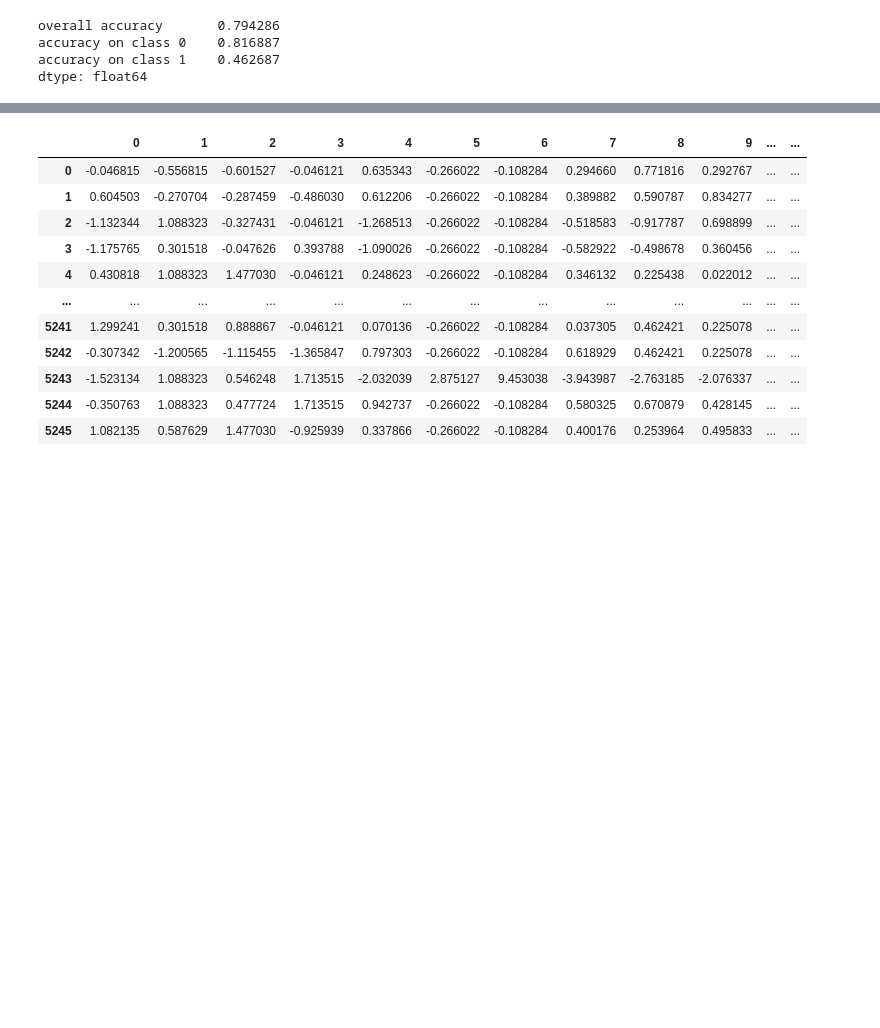
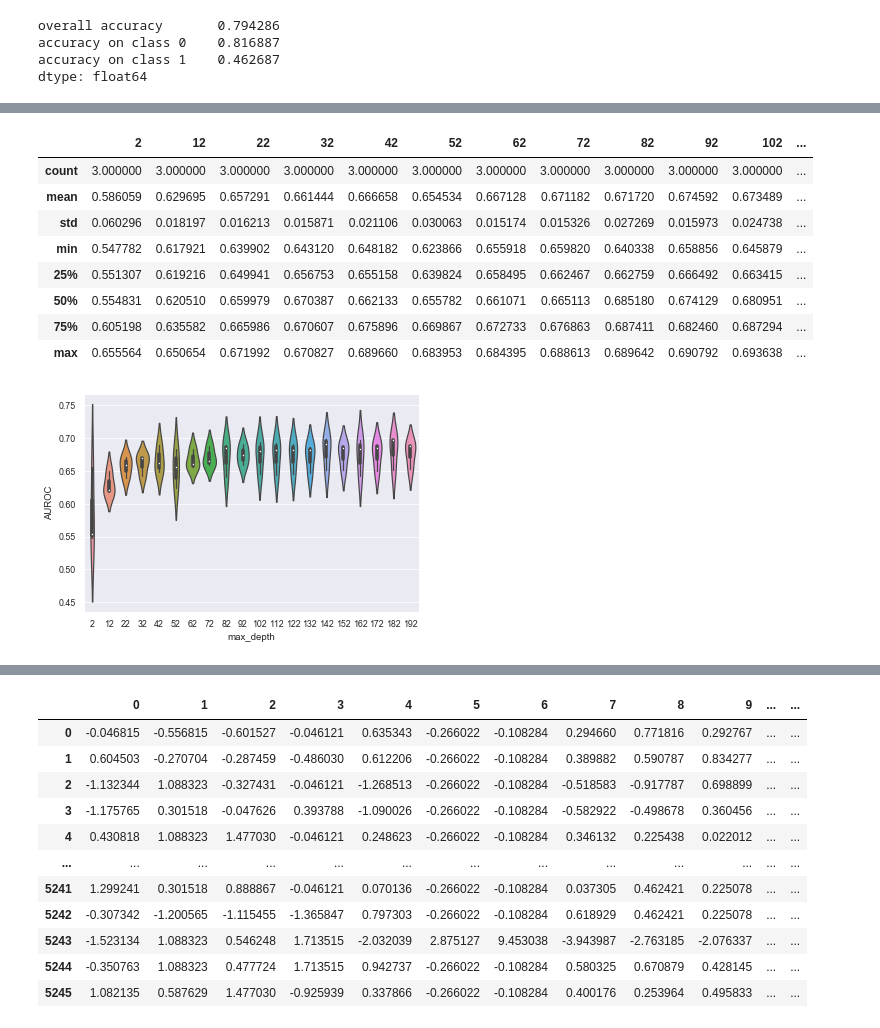
Before and after one commit to lucas-ubm/MaastrichtFlu, a Jupyter notebook: models.ipynb, the cells around one changed output, grey strips where cells are left out. Cells and saved outputs as stored; diff of their text form; code cells hidden in the pictures; blank space fills up the shorter version.

Commit message:
Keep modelling

```diff
--- a/models.ipynb
+++ b/models.ipynb
@@ -174,14 +174,14 @@ array([0.70556354, 0.72123547, 0.67069348, 0.59775369, 0.70846937,
        0.61499282, 0.68736505, 0.66158477, 0.71674409, 0.67031996])
 [figure]
 # %%
-def random_forest(it, X_train, y_train):
+def random_forest(it, X_train, y_train, score='roc_auc',cv=5):
     df = pd.DataFrame()
     models = {}
     for i in it:
         rf = RandomForestClassifier(max_depth=4,n_estimators=i, class_weight='balanced')
         rf.fit(X_train, y_train)
         models[i] = rf
-        df[i] = cross_val_score(rf, num.drop('flu', axis=1), num['flu'], scoring='roc_auc', cv=10)
+        df[i] = cross_val_score(rf, num.drop('flu', axis=1), num['flu'], scoring=score, cv=cv)
     return df,models
 # %%
 rf, models = random_forest(range(22,202,10), X_train, y_train)
@@ -209,0 +365,2 @@ dtype: float64
+# %%
+data = df.select_dtypes(include = 'number').set_index('ID').fillna(0)
@@ -209,0 +384,25 @@ dtype: float64
+# %%
+
+train, test = train_test_split(data, test_size=0.1)
+
+X_train = train.drop('flu', axis=1)
+X_test = test.drop('flu', axis=1)
+y_train = train['flu']
+y_test = test['flu']
+# %%
+rf, models = random_forest(range(2,202,10), X_train, y_train, score='roc_auc')
+# %%
+ax = sns.violinplot(data = rf)
+ax.set(xlabel='max_depth', ylabel='AUROC')
+rf.describe()
+# %% [output]
+|  | 2 | 12 | 22 | 32 | 42 | 52 | 62 | 72 | 82 | 92 | 102 | ... |
+| count | 3.000000 | 3.000000 | 3.000000 | 3.000000 | 3.000000 | 3.000000 | 3.000000 | 3.000000 | 3.000000 | 3.000000 | 3.000000 | ... |
+| mean | 0.586059 | 0.629695 | 0.657291 | 0.661444 | 0.666658 | 0.654534 | 0.667128 | 0.671182 | 0.671720 | 0.674592 | 0.673489 | ... |
+| std | 0.060296 | 0.018197 | 0.016213 | 0.015871 | 0.021106 | 0.030063 | 0.015174 | 0.015326 | 0.027269 | 0.015973 | 0.024738 | ... |
+| min | 0.547782 | 0.617921 | 0.639902 | 0.643120 | 0.648182 | 0.623866 | 0.655918 | 0.659820 | 0.640338 | 0.658856 | 0.645879 | ... |
+| 25% | 0.551307 | 0.619216 | 0.649941 | 0.656753 | 0.655158 | 0.639824 | 0.658495 | 0.662467 | 0.662759 | 0.666492 | 0.663415 | ... |
+| 50% | 0.554831 | 0.620510 | 0.659979 | 0.670387 | 0.662133 | 0.655782 | 0.661071 | 0.665113 | 0.685180 | 0.674129 | 0.680951 | ... |
+| 75% | 0.605198 | 0.635582 | 0.665986 | 0.670607 | 0.675896 | 0.669867 | 0.672733 | 0.676863 | 0.687411 | 0.682460 | 0.687294 | ... |
+| max | 0.655564 | 0.650654 | 0.671992 | 0.670827 | 0.689660 | 0.683953 | 0.684395 | 0.688613 | 0.689642 | 0.690792 | 0.693638 | ... |
+[figure, added]
```
Also changed, not shown: parts of 10 cells of this notebook.
